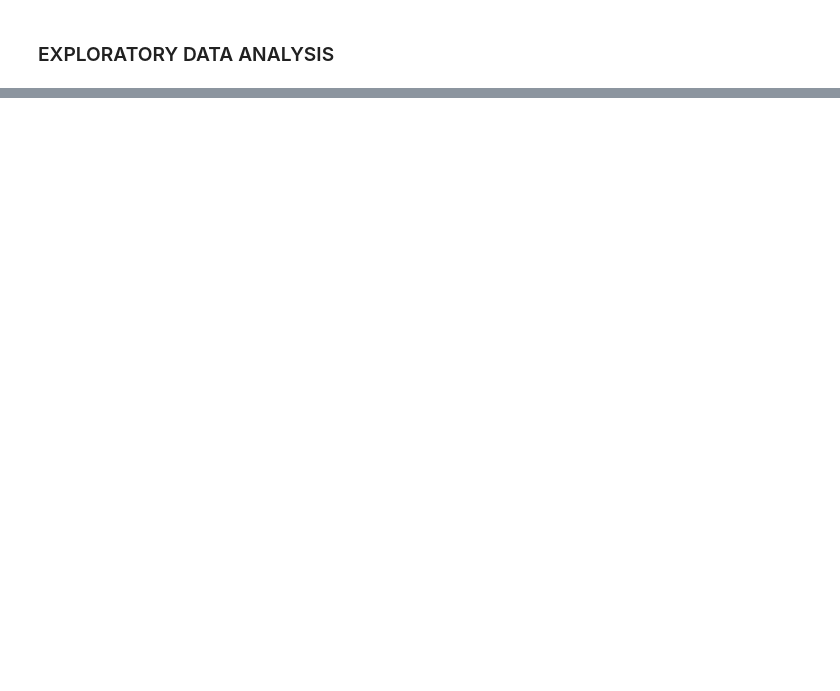
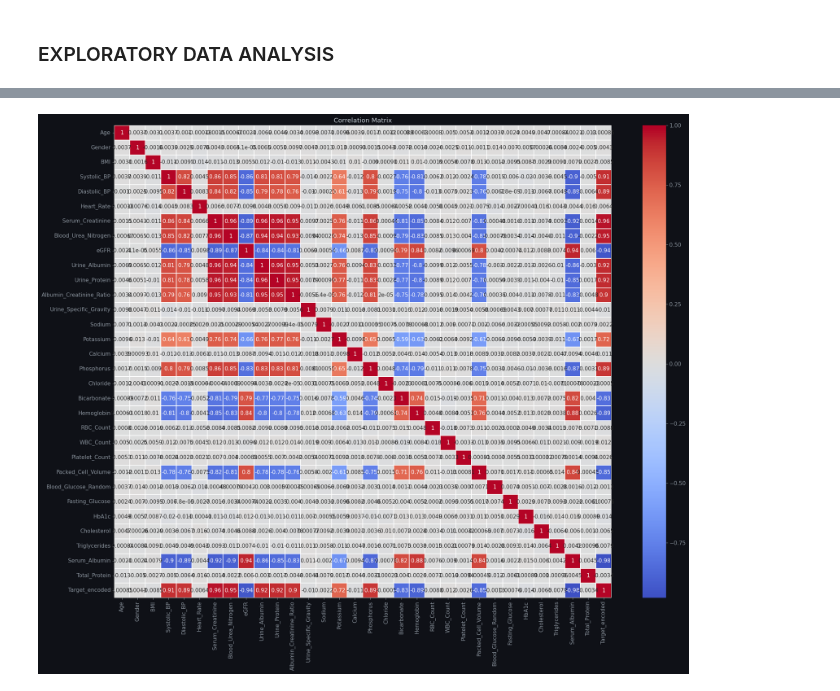
Before and after one commit to rfaoktvian/Chronic-Kidney-Disease, a Jupyter notebook: main.ipynb, the cells around one changed output, grey strips where cells are left out. Drawn from its saved outputs; the diff is of its cells as text; code cells hidden in the pictures; blank space fills up the shorter version.

```diff
--- a/main.ipynb
+++ b/main.ipynb
@@ -85,2 +101,34 @@ array(['Healthy Kidney', 'Severe CKD (Stage 4)', 'Mild CKD (Stage 1–2)',
 # %% [markdown]
 ### EXPLORATORY DATA ANALYSIS
+# %%
+target_mapping = {
+    'Healthy Kidney': 0,
+    'Mild CKD (Stage 1–2)': 1,
+    'Moderate CKD (Stage 3)': 2,
+    'Severe CKD (Stage 4)': 3,
+    'Kidney Failure (Stage 5)': 4
+}
+
+df_train['Target_encoded'] = df_train['Target'].map(target_mapping)
+df_test['Target_encoded']  = df_test['Target'].map(target_mapping)
+# %%
+df_train = df_train.drop(columns=['Target'])
+df_test = df_test.drop(columns=['Target'])
+# %%
+plt.rcParams.update({
+    'figure.facecolor': '#0f1117',
+    'axes.facecolor':   '#1a1d27',
+    'axes.edgecolor':   '#2e3250',
+    'axes.labelcolor':  '#c9d1d9',
+    'xtick.color':      '#8b949e',
+    'ytick.color':      '#8b949e',
+    'text.color':       '#c9d1d9',
+    'grid.color':       '#21262d',
+    'grid.linestyle':   '--',
+    'grid.alpha':       0.5,
+    'font.family':      'sans-serif',
+    'font.size':        11,
+})
+
+PALETTE = ['#58a6ff', '#3fb950', '#f78166', '#d2a8ff', '#ffa657']
+ACCENT  = '#f78166'
@@ -86,0 +199,3 @@ array(['Healthy Kidney', 'Severe CKD (Stage 4)', 'Mild CKD (Stage 1–2)',
+# %%
+numeric_cols = df_train.select_dtypes(include=np.number).columns.drop('Target_encoded')
+categorical_cols = df_train.select_dtypes(include='object').columns
@@ -86,0 +233,10 @@ array(['Healthy Kidney', 'Severe CKD (Stage 4)', 'Mild CKD (Stage 1–2)',
+# %%
+plt.figure(figsize=(20, 16))
+sns.heatmap(df_train[numeric_cols.tolist() + ['Target_encoded']].corr(),
+            annot=True, cmap='coolwarm', center=0, linewidths=0.3)
+plt.title("Correlation Matrix")
+plt.tight_layout()
+plt.savefig("correlation_heatmap.png", dpi=100)
+plt.show()
+# %% [output]
+[figure, added]
```
Also changed, not shown: parts of 5 cells of this notebook, 2 other files.
